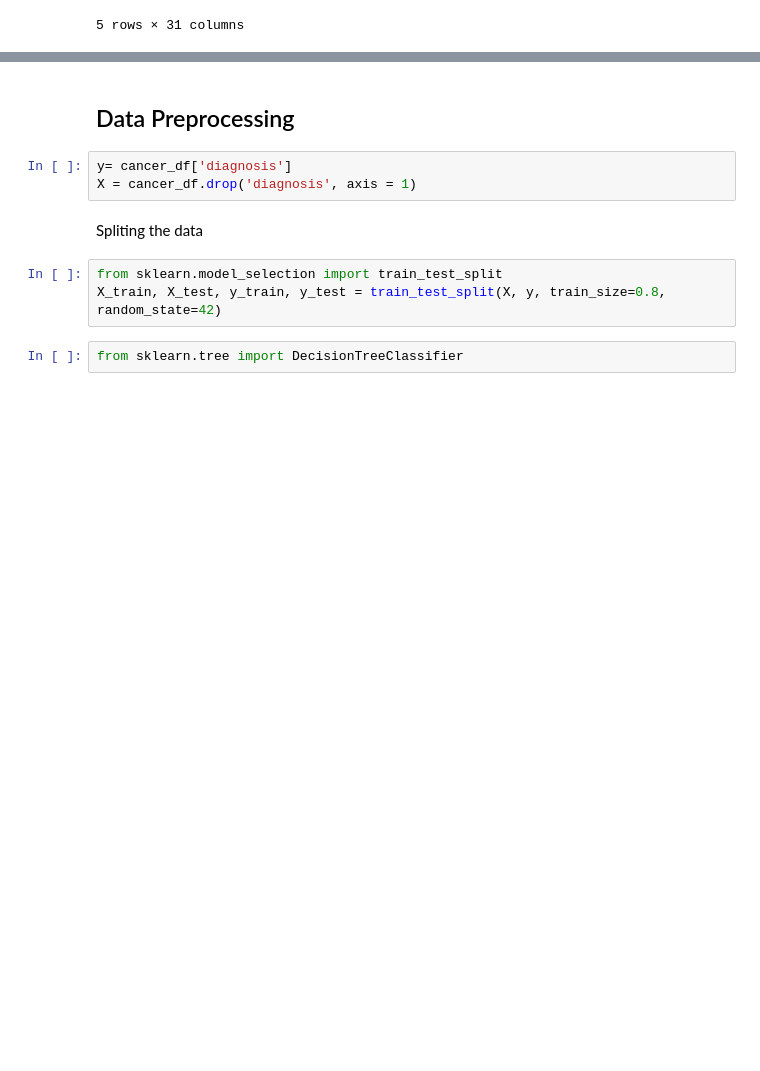
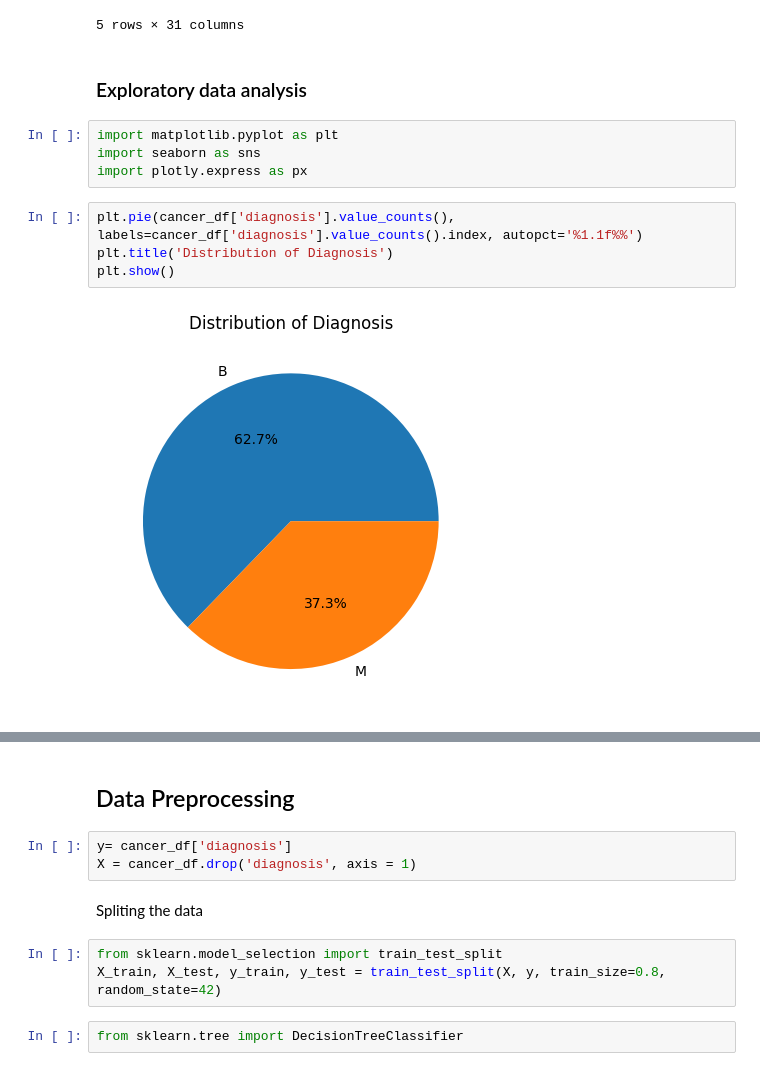
Before and after one commit to Achiever-caleb/Breast_Cancer_detection, a Jupyter notebook: Cancer_Detection.ipynb, the cells around one changed output, grey strips where cells are left out. Saved outputs shown, nothing was run; the diff lists cells and outputs as text; blank space fills up the shorter version.

```diff
--- a/Cancer_Detection.ipynb
+++ b/Cancer_Detection.ipynb
@@ -109,3 +109,15 @@ cancer_df.head()
 | 3 | M | 11.42 | 20.38 | 77.58 | 386.1 | 0.14250 | 0.28390 | ... |
 | 4 | M | 20.29 | 14.34 | 135.10 | 1297.0 | 0.10030 | 0.13280 | ... |
 5 rows × 31 columns
+# %% [markdown]
+### Exploratory data analysis
+# %%
+import matplotlib.pyplot as plt
+import seaborn as sns
+import plotly.express as px
+# %%
+plt.pie(cancer_df['diagnosis'].value_counts(), labels=cancer_df['diagnosis'].value_counts().index, autopct='%1.1f%%')
+plt.title('Distribution of Diagnosis')
+plt.show()
+# %% [output]
+[figure, added]
```
Also changed, not shown: parts of 3 cells of this notebook.
